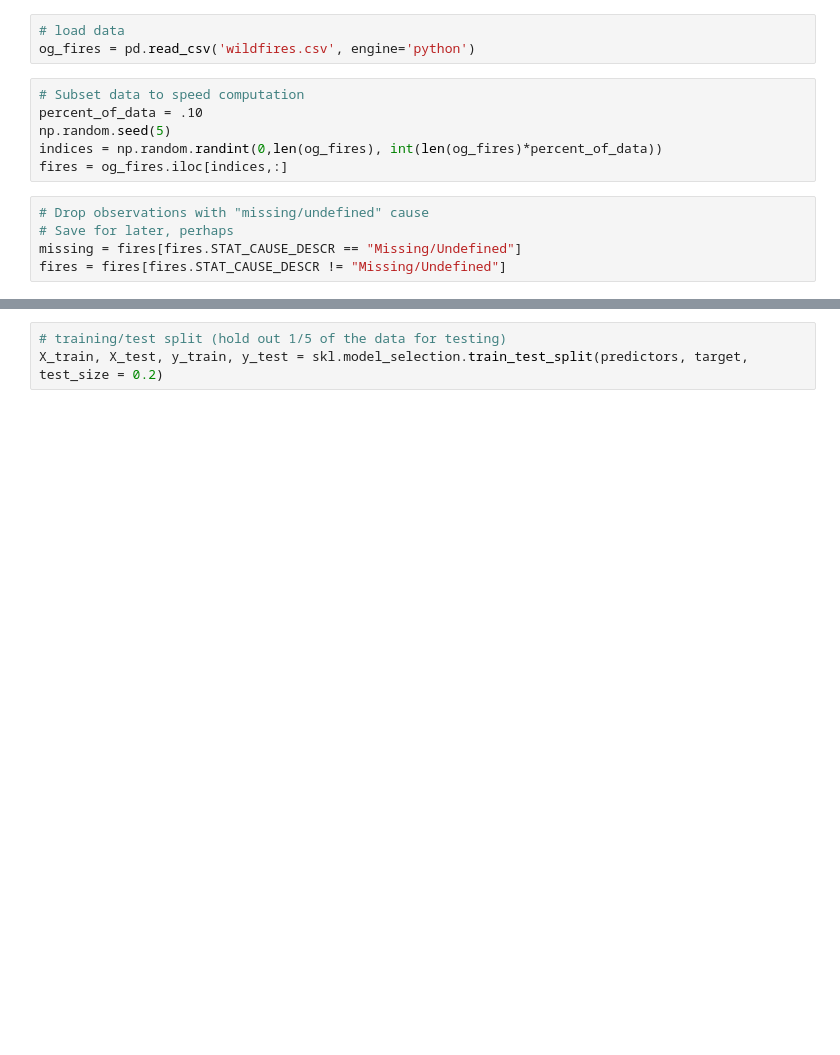
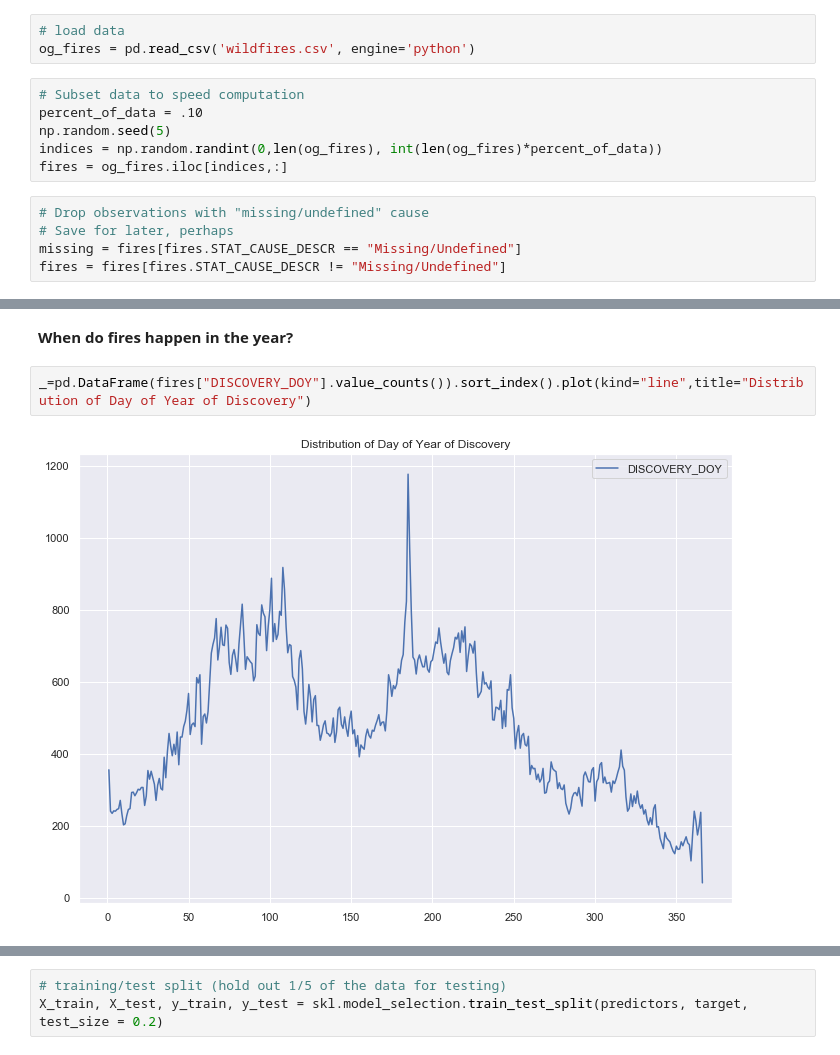
Before and after one commit to carterportwood/Wildfires_ML_Project, a Jupyter notebook: 208 Project.ipynb, the cells around one changed output, grey strips where cells are left out. Saved outputs shown, nothing was run; the diff lists cells and outputs as text; blank space fills up the shorter version.

```diff
--- a/208 Project.ipynb
+++ b/208 Project.ipynb
@@ -131,0 +133,6 @@ set(fires.STAT_CAUSE_CODE), set(fires.STAT_CAUSE_DESCR)
+# %% [markdown]
+__When do fires happen in the year?__
+# %%
+_=pd.DataFrame(fires["DISCOVERY_DOY"].value_counts()).sort_index().plot(kind="line",title="Distribution of Day of Year of Discovery")
+# %% [output]
+[figure, added]
```
Also changed, not shown: parts of 24 cells of this notebook, 1 other file.
